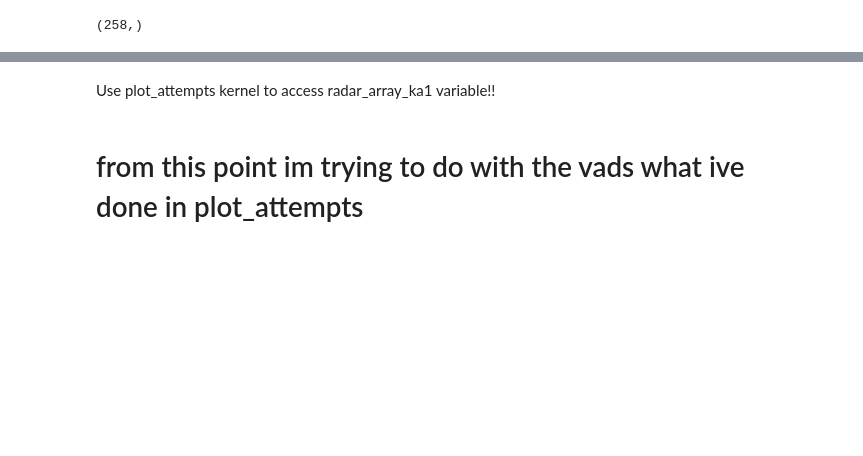
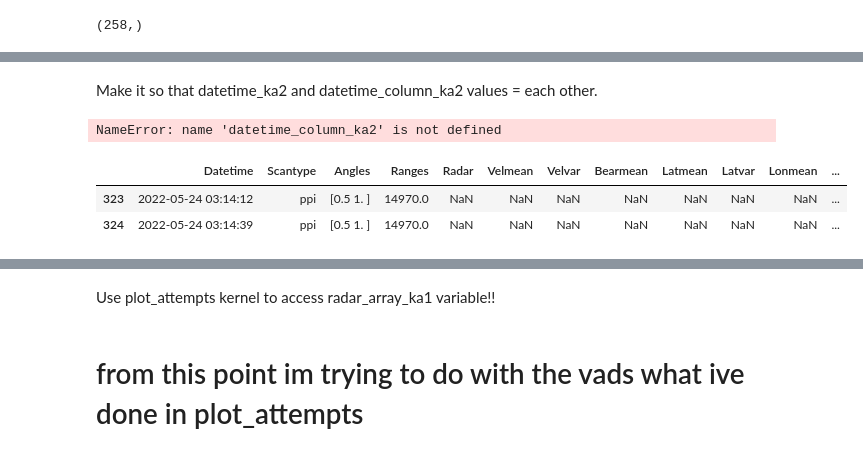
Before and after one commit to JuliaBuhrman/research2024, a Jupyter notebook: identify_vads.ipynb, the cells around one changed output, grey strips where cells are left out. Cells and saved outputs as stored; diff of their text form; code cells hidden in the pictures; blank space fills up the shorter version.

```diff
--- a/identify_vads.ipynb
+++ b/identify_vads.ipynb
@@ -168,9 +194,9 @@ df2_fixed_indeces
 # %%
-scantype_ka2 = df2_fixed_indeces.Scantype
-datetime_ka2 = df2_fixed_indeces.Datetime
+scantype_ka2 = df2.Scantype
+datetime_ka2 = df2.Datetime
 datetime_ka2 = datetime_ka2.astype('datetime64[s]')
-angles_ka2 = df2_fixed_indeces.Angles
-ranges_ka2 = df2_fixed_indeces.Ranges
+angles_ka2 = df2.Angles
+ranges_ka2 = df2.Ranges
 # %%
 np.shape(scantype_ka2)
 # %% [output]
@@ -184,7 +210,7 @@ latmean_column_ka2 = pd.Series(latmean_array_ka2)
 latvar_column_ka2 = pd.Series(latvar_array_ka2)
 lonmean_column_ka2 = pd.Series(lonmean_array_ka2)
 lonvar_column_ka2 = pd.Series(lonvar_array_ka2)
-datetime_column_ka2 = pd.Series(array_dealiased_vad_ka2_times_datetime)
+#datetime_column_ka2 = pd.Series(radar_array_ka2.time)
 # %%
 np.shape(radar_column_ka2)
 # %% [output]
@@ -207,7 +233,17 @@ Length: 258, dtype: datetime64[s]
+# %% [markdown]
+Make it so that datetime_ka2 and datetime_column_ka2 values = each other.
 # %%
 corrected_scans_df_ka2 = pd.DataFrame(pd.concat([datetime_ka2, scantype_ka2, angles_ka2, ranges_ka2, radar_column_ka2, velmean_column_ka2,
                                                  velvar_column_ka2, bearmean_column_ka2, latmean_column_ka2, latvar_column_ka2,
                                                  lonmean_column_ka2, lonvar_column_ka2, datetime_column_ka2], axis=1))
+# %% [output]
+NameError: name 'datetime_column_ka2' is not defined
 # %%
 corrected_scans_df_ka2.rename(columns={0: 'Radar', 1: 'Velmean', 2: 'Velvar', 3: 'Bearmean',
-                                       5: 'Latmean', 4: 'Latvar', 7: 'Lonmean', 6: 'Lonvar', 8: 'Datetime VAD'}, inplace  = True)
+                                        4: 'Latmean', 5: 'Latvar', 6: 'Lonmean', 7: 'Lonvar', 8: 'Datetime_VAD'}, inplace  = True)
+# %%
+corrected_scans_df_ka2[-2:]
+# %% [output]
+|  | Datetime | Scantype | Angles | Ranges | Radar | Velmean | Velvar | Bearmean | Latmean | Latvar | Lonmean | ... |
+| 323 | 2022-05-24 03:14:12 | ppi | [0.5 1. ] | 14970.0 | NaN | NaN | NaN | NaN | NaN | NaN | NaN | ... |
+| 324 | 2022-05-24 03:14:39 | ppi | [0.5 1. ] | 14970.0 | NaN | NaN | NaN | NaN | NaN | NaN | NaN | ... |
```
Also changed, not shown: parts of 20 cells of this notebook, 4 other files.
